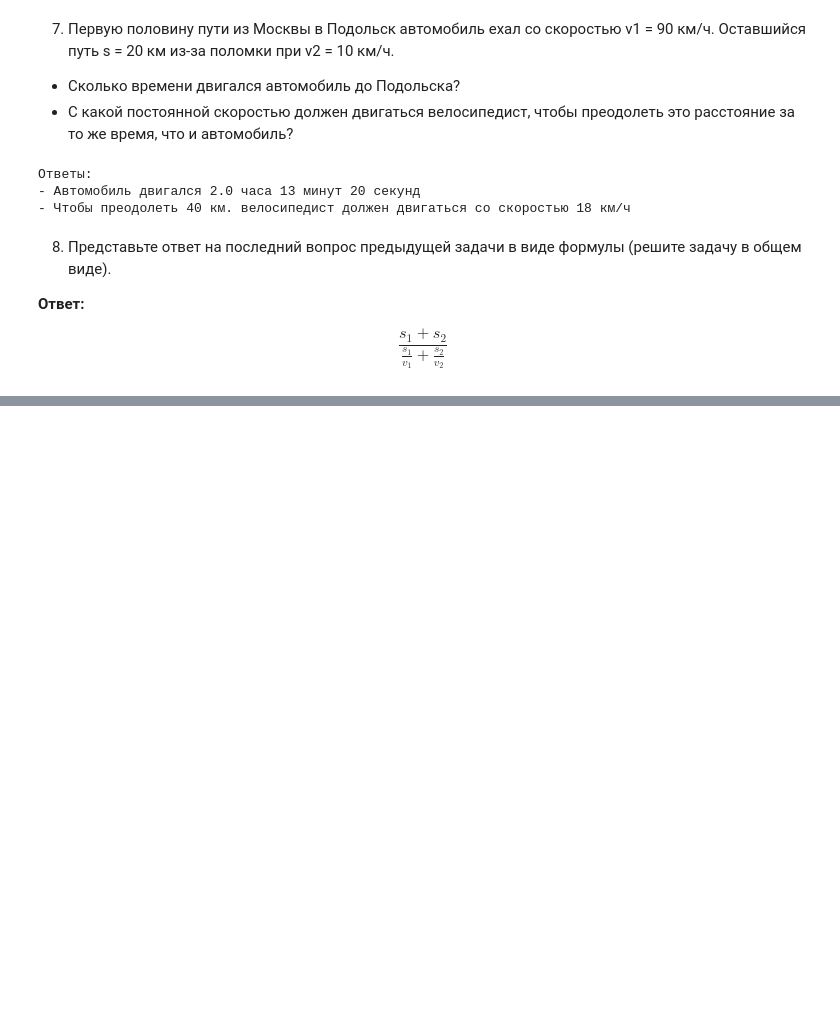
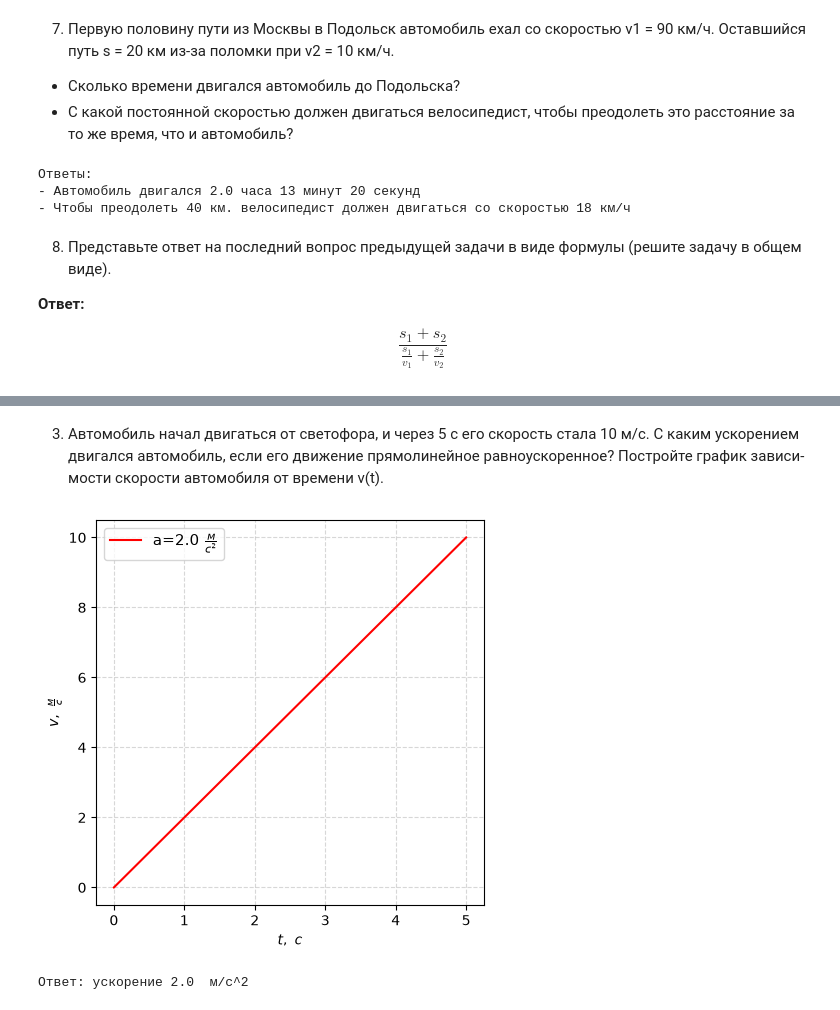
Before and after one commit to romashina/physics, a Jupyter notebook: 07.02.ipynb, the cells around one changed output, grey strips where cells are left out. Drawn from its saved outputs; the diff is of its cells as text; code cells hidden in the pictures; blank space fills up the shorter version.

```diff
--- a/07.02.ipynb
+++ b/07.02.ipynb
@@ -216,0 +252,21 @@ $$\frac{s_1+s_2}{\frac{s_1}{v_1}+\frac{s_2}{v_2}}$$
+# %% [markdown]
+3. Автомобиль начал двигаться от светофора, и через 5 с его скорость стала 10 м/с. С каким ускорением двигался автомобиль, если его дви­жение прямолинейное равноускоренное? Постройте график зависи­мости скорости автомобиля от времени v(t).
+# %%
+import matplotlib.pyplot as plt
+v0=0
+v=10
+t0=0
+t=5
+a=(v-v0)/(t-t0)
+plt.figure(figsize=(5, 5))
+plt.plot((t0, t), (v0, v), "r-", label=fr"a={a} $\frac{{м}}{{с^2}}$")
+plt.xlabel(r"$t,\ с$")
+plt.ylabel(r"$v,\ \frac{м}{с}$")
+plt.legend(fontsize=11)
+plt.grid(True, linestyle="--", alpha=0.5)
+plt.show()
+
+print("Ответ: ускорение", a, " м/с^2")
+# %% [output]
+[figure, added]
+Ответ: ускорение 2.0  м/с^2
```
Also changed, not shown: parts of 12 cells of this notebook, 1 other file.
